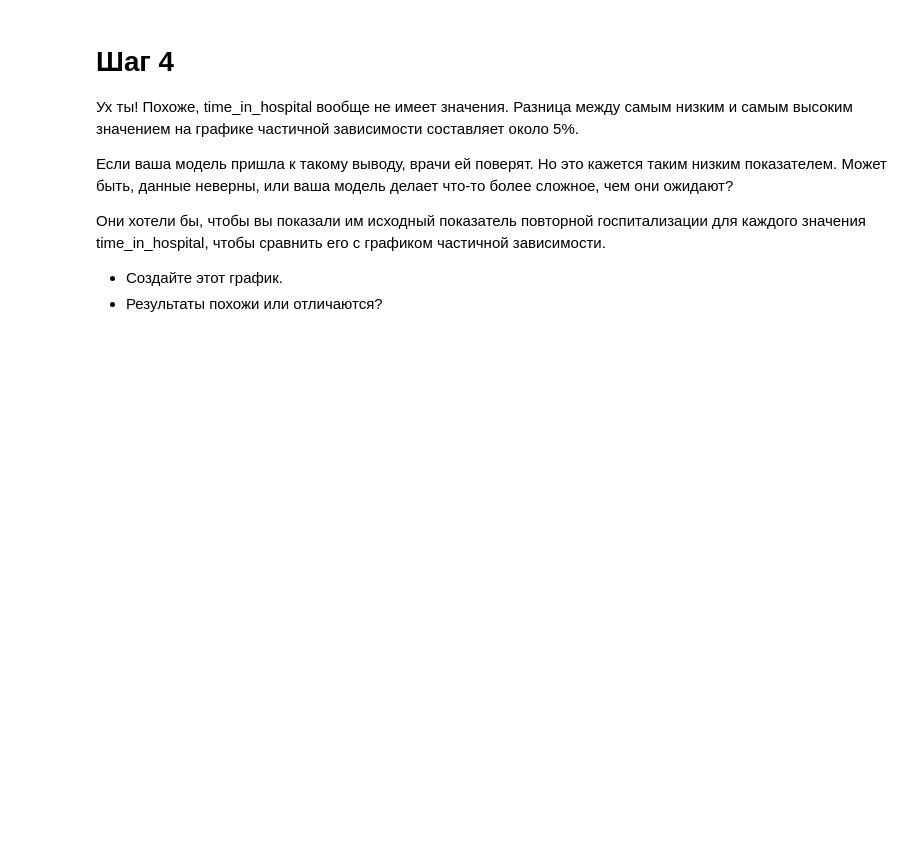
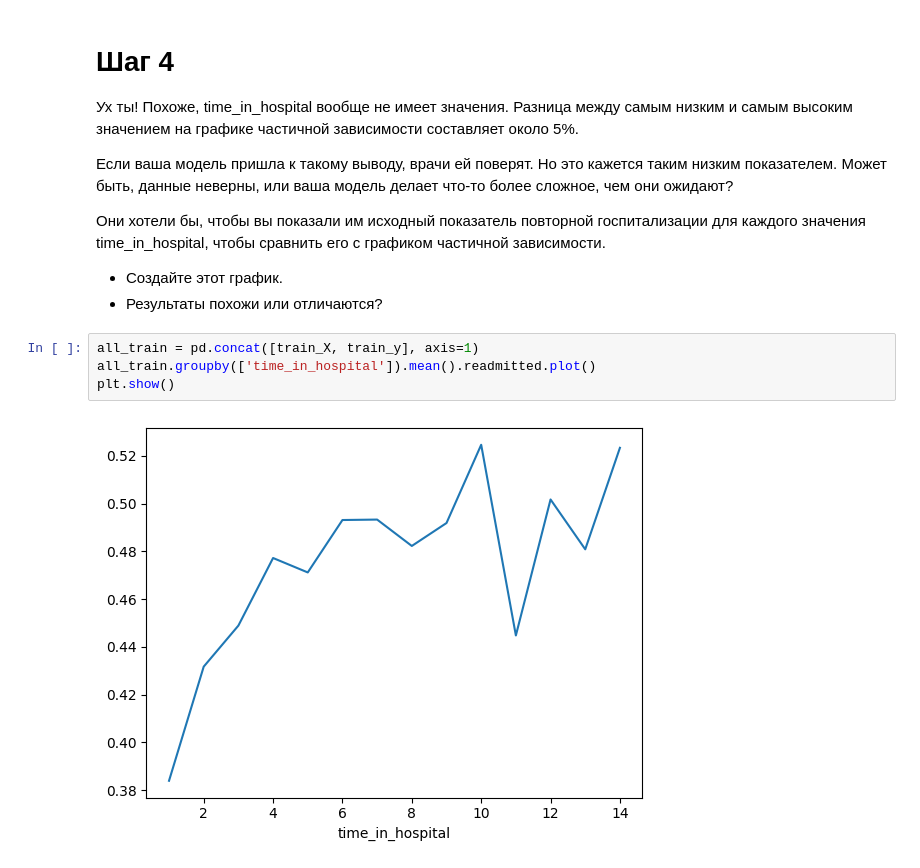
Before and after one commit to Grashch/Kaggle_tasks, a Jupyter notebook: SHAP_Values.ipynb, the cells around one changed output. Drawn from its saved outputs; the diff is of its cells as text; blank space fills up the shorter version.

```diff
--- a/SHAP_Values.ipynb
+++ b/SHAP_Values.ipynb
@@ -310,3 +310,9 @@ plt.show()
 
 *   Создайте этот график.
 *   Результаты похожи или отличаются?
+# %%
+all_train = pd.concat([train_X, train_y], axis=1)
+all_train.groupby(['time_in_hospital']).mean().readmitted.plot()
+plt.show()
+# %% [output]
+[figure, added]
```
